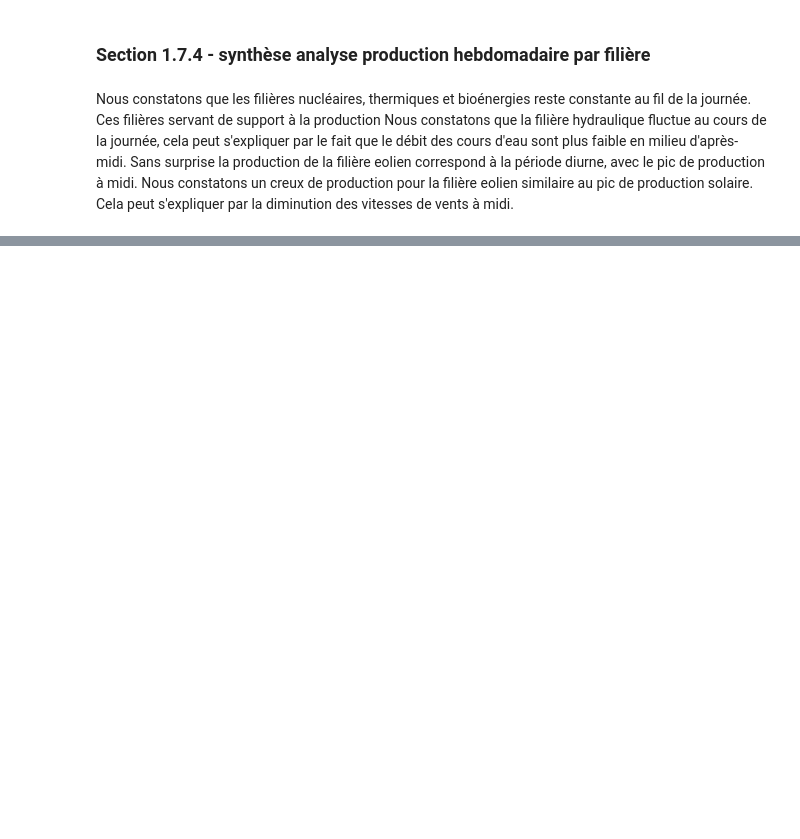
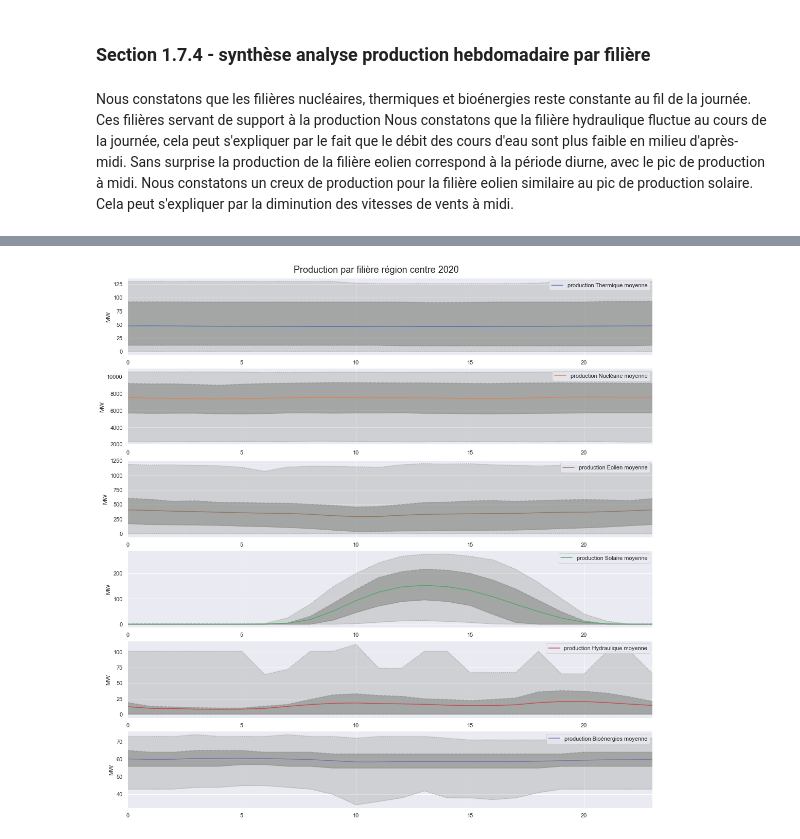
Before and after one commit to Menager49/PY-net-elec, a Jupyter notebook: script.ipynb, the cells around one changed output, grey strips where cells are left out. Drawn from its saved outputs; the diff is of its cells as text; code cells hidden in the pictures; blank space fills up the shorter version.

```diff
--- a/script.ipynb
+++ b/script.ipynb
@@ -659,0 +833,4 @@ Corrélation entre la vitesse des vents et la production eolien au niveau journa
+# %%
+loopPlot(data=hour, title="Production par filière région centre 2020");
+# %% [output]
+[figure, added]
```
Also changed, not shown: parts of 32 cells of this notebook.
